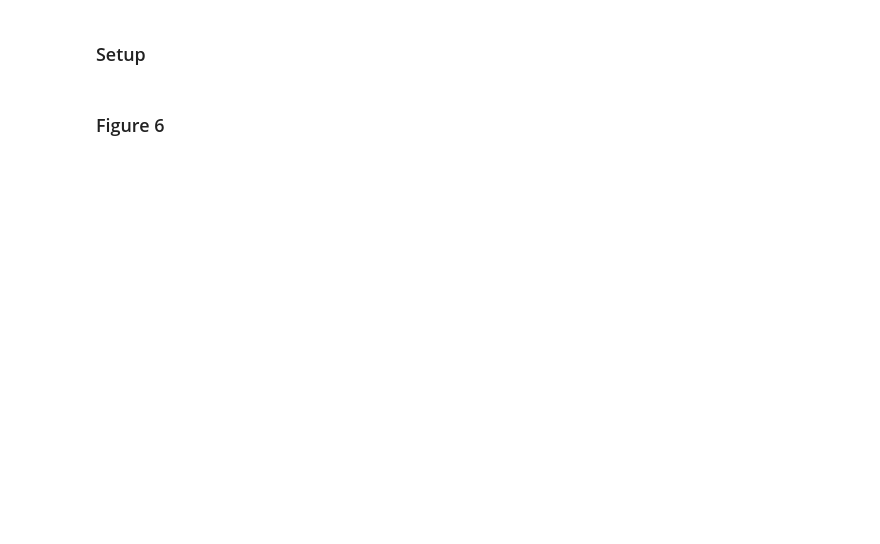
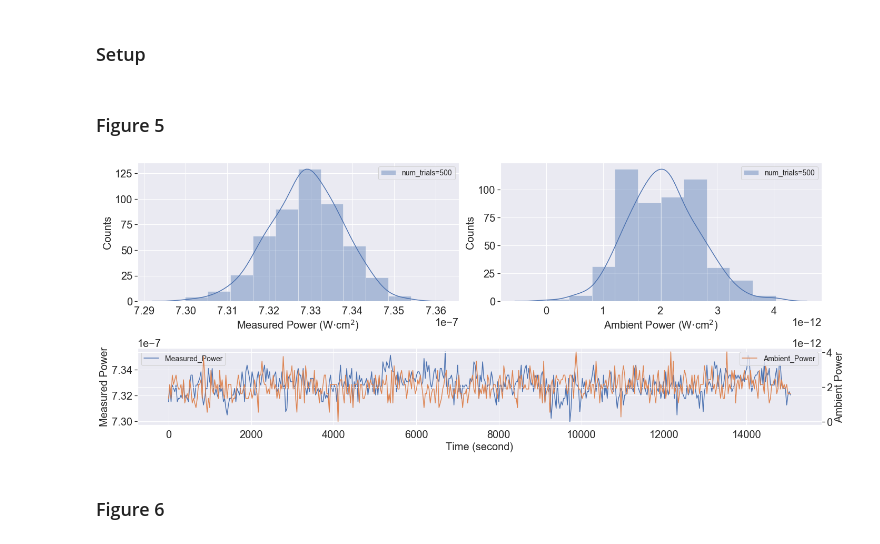
Before and after one commit to JerryLiuMY/OPMD, a Jupyter notebook: src/report.ipynb, the cells around one changed output. Saved outputs shown, nothing was run; the diff lists cells and outputs as text; code cells hidden in the pictures; blank space fills up the shorter version.

```diff
--- a/src/report.ipynb
+++ b/src/report.ipynb
@@ -125,0 +42,2 @@ from analysis.correction import remove_baseline, smooth_spectrum
+# %% [markdown]
+### Figure 5
@@ -126,2 +54,12 @@ from analysis.correction import remove_baseline, smooth_spectrum
+# %%
+fig = plt.figure(figsize=(20, 8))
+gs = gridspec.GridSpec(5, 2)
+plot_measured_power_hist(plt.subplot(gs[0:3, 0]), df, 500)
+plot_ambient_power_hist(plt.subplot(gs[0:3, 1]), df, 500)
+plot_power_series(plt.subplot(gs[3:, :]), df)
+plt.tight_layout()
+fig.savefig(os.path.join(dt, 'intensity.pdf'), format='pdf')
+# %% [output]
+[figure, added]
 # %% [markdown]
 ### Figure 6
```
Also changed, not shown: parts of 38 cells of this notebook, 14 other files.
